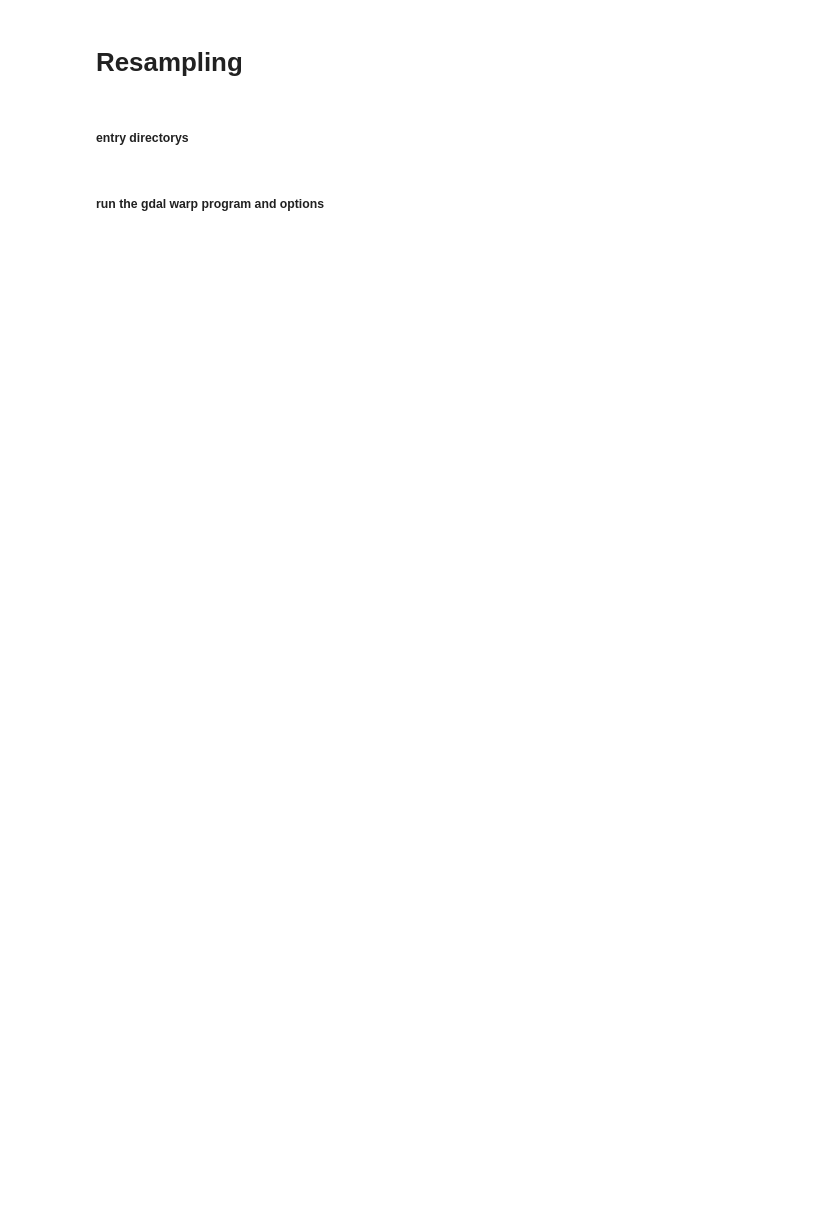
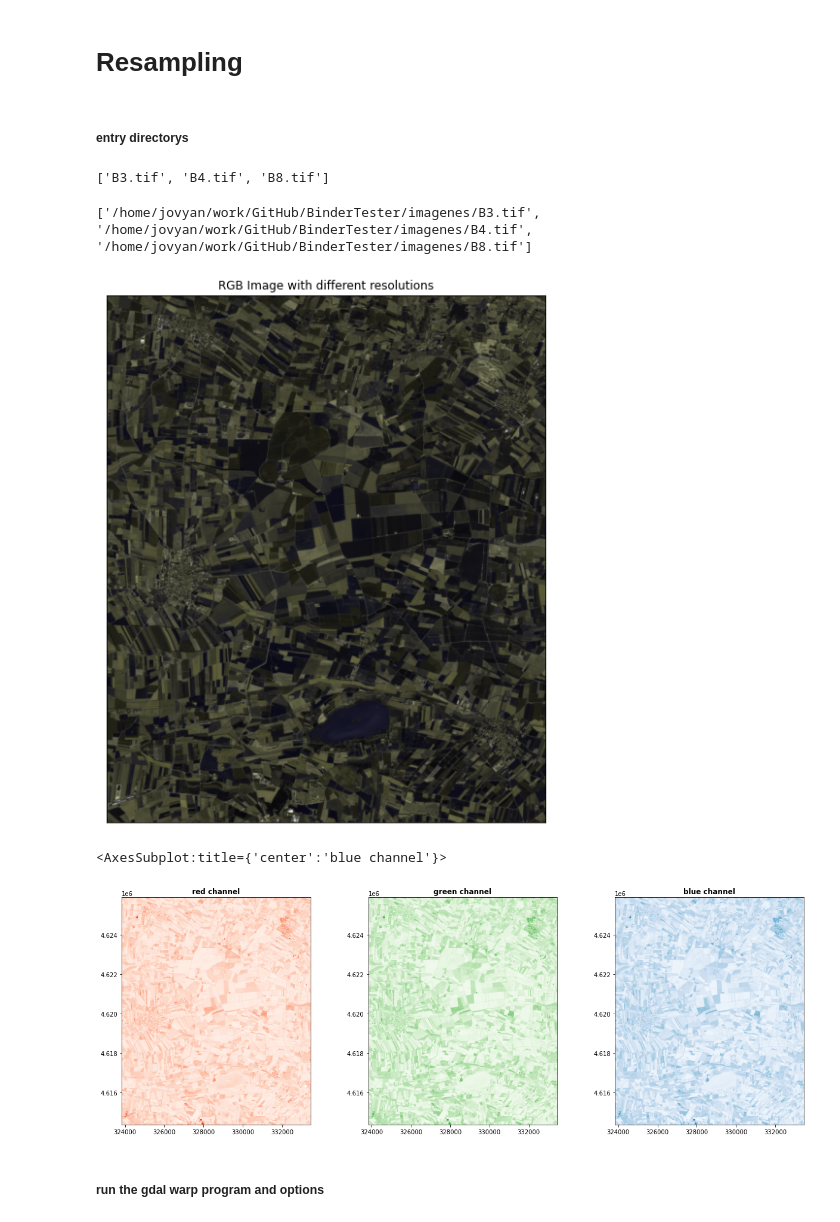
Before and after one commit to mavsonnen/BinderTester, a Jupyter notebook: 1_Resampling.ipynb, the cells around one changed output. Saved outputs shown, nothing was run; the diff lists cells and outputs as text; code cells hidden in the pictures; blank space fills up the shorter version.

```diff
--- a/1_Resampling.ipynb
+++ b/1_Resampling.ipynb
@@ -8,12 +16,81 @@ import os
 ##### entry directorys
 # %%
 #entry and exit routes
-input_path = '/home/jovyan/imagenes/'
-output_path = '/home/jovyan/Output/'
+dir = os.getcwd()
+input_path = dir + '/imagenes/'
+output_path = dir + '/Output/'
 # %%
 #for loop with in keyword, to traverse our input path, and set a search criteria
 bandList = [band for band in os.listdir(input_path) if band[-4:]=='.tif']
 print(bandList)
+# %% [output]
+['B3.tif', 'B4.tif', 'B8.tif']
+# %%
+input_directory= dir + '/imagenes/'
+criteria =  "B*.tif"
+p = os.path.join(input_directory, criteria)
+list_files  =  glob.glob(p)
+print(list_files)
+# %% [output]
+['/home/jovyan/work/GitHub/BinderTester/imagenes/B3.tif', '/home/jovyan/work/GitHub/BinderTester/imagenes/B4.tif', '/home/jovyan/work/GitHub/BinderTester/imagenes/B8.tif']
+# %%
+# #Show
+arr_st, meta = es.stack(list_files, nodata=-9999)
+# # fig, ax = plt.subplots(figsize=(12, 12))
+# # Plot red, green, and blue bands, respectively
+# plt.figure()
+ep.plot_rgb(arr_st, rgb=(2, 1, 0),title="RGB Image with different resolutions")
+
+img_stack = dir + 'list_files.tif'
+
+with rasterio.open(img_stack, 'w', **meta) as dst:
+    for id, layer in enumerate(list_files, start=1):
+        with rasterio.open(layer) as src1:
+            dst.write_band(id, src1.read(1))
+
+full_data = rasterio.open(img_stack)
+
+# width=5
+# height=5
+# rows = 2
+# cols = 2
+# axes=[]
+# fig=plt.figure()
+
+# for a in range(rows*cols -1):
+#     print(a)
+#     b = rasterio.open(list_files[a])
+#     b = b.read()
+#     axes.append( fig.add_subplot(rows, cols, a+1) )
+#     subplot_title=("Subplot"+str(a))
+#     axes[-1].set_title(subplot_title)
+# #     show(b)
+
+#     fig, ax = plt.subplots(figsize=(10, 5))
+
+#     chm_plot = ax.imshow(b,
+#                      cmap='terrain')
+#     plt.show()
+#     plt.imshow(b)
+# fig.tight_layout()
+# plt.show()
+
+
+# b = rasterio.open(list_files[0])
+# b = rasterio.open(list_files[1])
+# b = rasterio.open(list_files[2])
+
+#     b = b.read()
+
+# # add_subplot(rows, columns, i)
+fig, (axr, axg, axb) = plt.subplots(1,3, figsize=(21,7))
+show((full_data, 1), ax=axr, cmap='Reds', title='red channel')
+show((full_data, 2), ax=axg, cmap='Greens', title='green channel')
+show((full_data, 3), ax=axb, cmap='Blues', title='blue channel')
+# %% [output]
+[figure, added]
+<AxesSubplot:title={'center':'blue channel'}>
+[figure, added]
 # %% [markdown]
 ##### run the gdal warp program and options
 # %%
```
Also changed, not shown: parts of 4 cells of this notebook, 5 other files.
